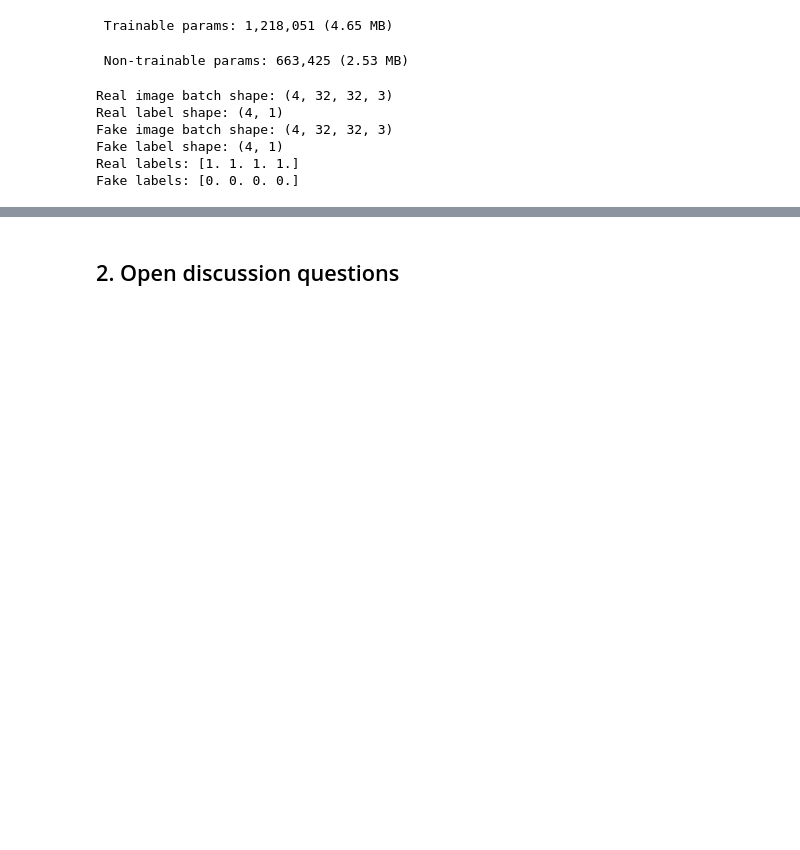
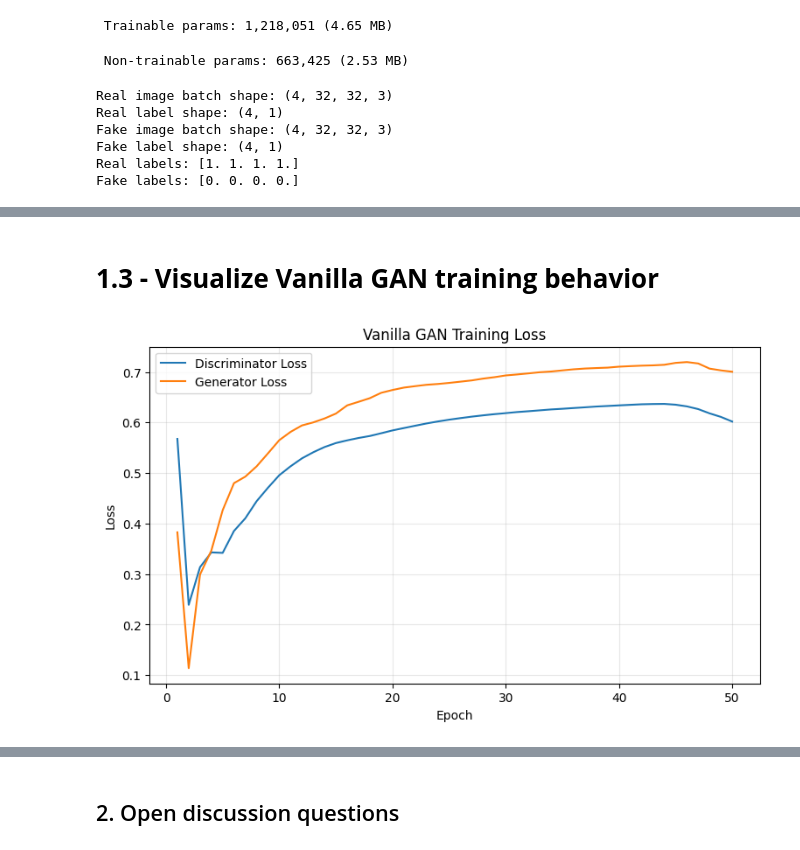
Before and after one commit to mintus2511/ADL_230167_Assignment3, a Jupyter notebook: Assignment_GAN.ipynb, the cells around one changed output, grey strips where cells are left out. Saved outputs shown, nothing was run; the diff lists cells and outputs as text; code cells hidden in the pictures; blank space fills up the shorter version.

```diff
--- a/Assignment_GAN.ipynb
+++ b/Assignment_GAN.ipynb
@@ -703,0 +1396,31 @@ Epoch 038/50 | D loss: 0.6316 | D acc: 0.6082 | G loss: 0.7077
+# %% [markdown]
+# **1.3 - Visualize Vanilla GAN training behavior**
+# %%
+epochs = np.arange(
+    1,
+    len(vanilla_d_losses) + 1
+)
+
+plt.figure(figsize=(9, 5))
+
+plt.plot(
+    epochs,
+    vanilla_d_losses,
+    label="Discriminator Loss"
+)
+
+plt.plot(
+    epochs,
+    vanilla_g_losses,
+    label="Generator Loss"
+)
+
+plt.xlabel("Epoch")
+plt.ylabel("Loss")
+plt.title("Vanilla GAN Training Loss")
+plt.legend()
+plt.grid(alpha=0.3)
+
+plt.show()
+# %% [output]
+[figure, added]
```
Also changed, not shown: parts of 13 cells of this notebook.
